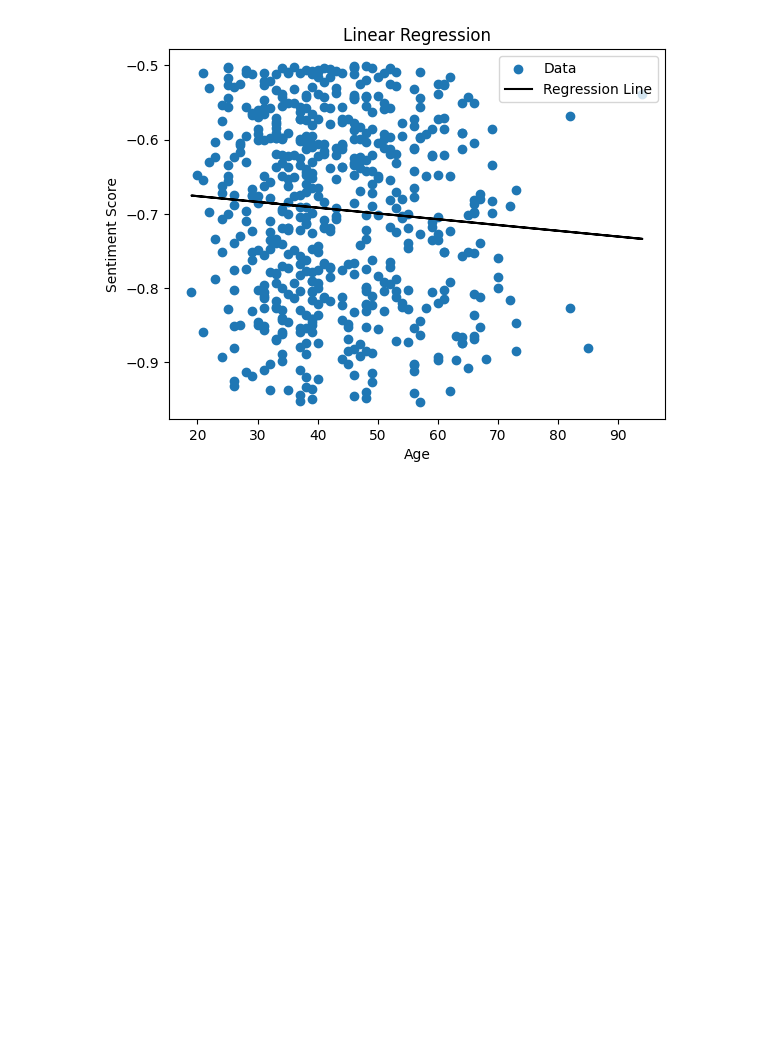
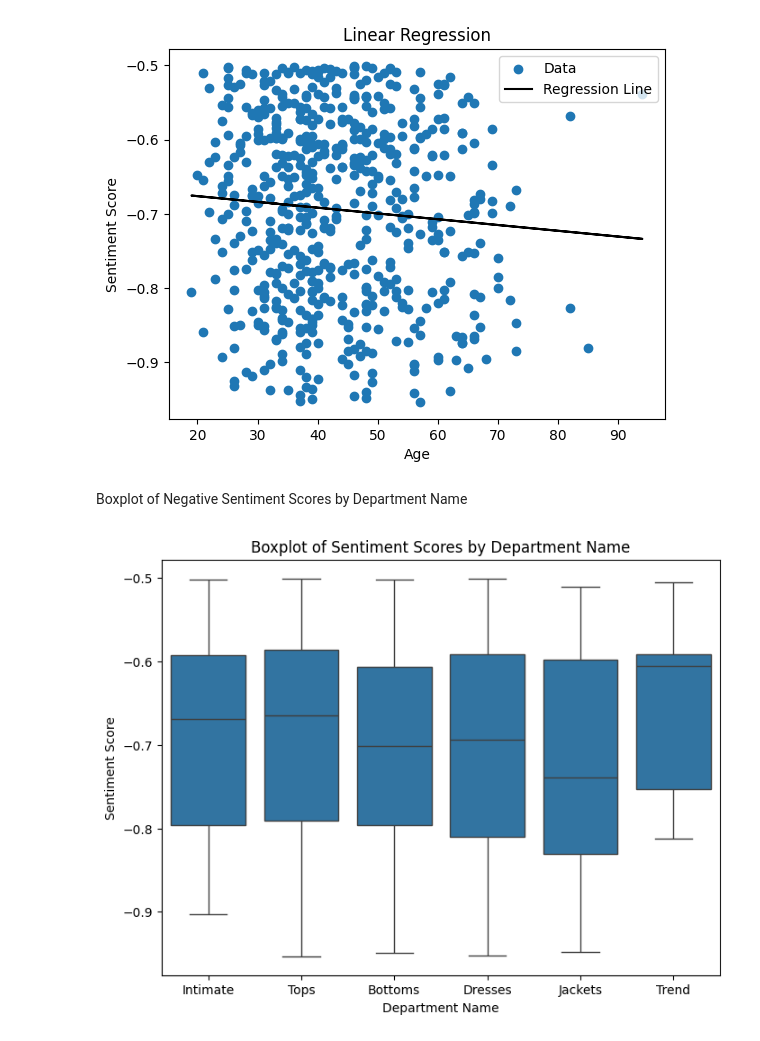
Before and after one commit to Sabrina-Hendricks/DS4002-Group13, a Jupyter notebook: Scripts/Ml3_Analysis_Negative.ipynb, the cells around one changed output. Cells and saved outputs as stored; diff of their text form; code cells hidden in the pictures; blank space fills up the shorter version.

Commit message:
Negative Scores

```diff
--- a/Scripts/Ml3_Analysis_Negative.ipynb
+++ b/Scripts/Ml3_Analysis_Negative.ipynb
@@ -131,3 +127,16 @@ plt.show()
 Intercept:  -0.6604431780736812
   Slope:  -0.0007780779106995444
 [figure]
+# %% [markdown]
+Boxplot of Negative Sentiment Scores by Department Name
+# %%
+plt.figure(figsize=(8,6))
+sns.boxplot(x="Department Name", y='Sentiment Score', data=negative_df)
+
+plt.xlabel('Department Name')
+plt.ylabel('Sentiment Score')
+plt.title('Boxplot of Sentiment Scores by Department Name')
+
+plt.show()
+# %% [output]
+[figure, added]
```
Also changed, not shown: parts of 11 cells of this notebook.
